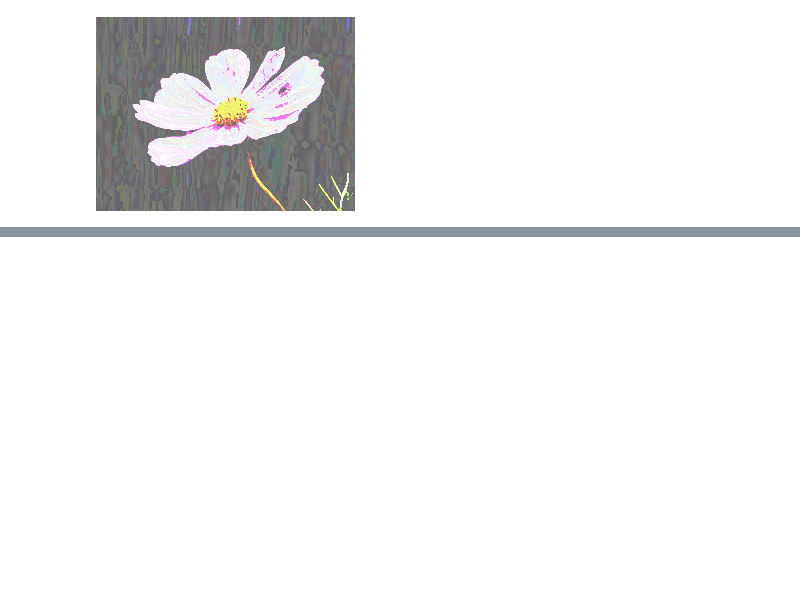
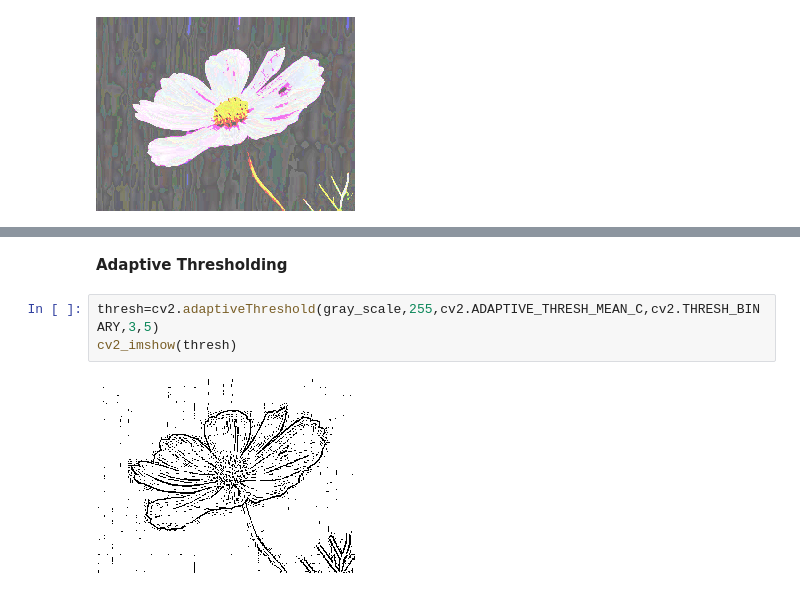
Before and after one commit to szeshiang/Advanced-Computer-Vision, a Jupyter notebook: 062324_Img_Processing.ipynb, the cells around one changed output, grey strips where cells are left out. Saved outputs shown, nothing was run; the diff lists cells and outputs as text; blank space fills up the shorter version.

```diff
--- a/062324_Img_Processing.ipynb
+++ b/062324_Img_Processing.ipynb
@@ -300,0 +332,7 @@ cv2_imshow(bit_wise_or)
+# %% [markdown]
+**Adaptive Thresholding**
+# %%
+thresh=cv2.adaptiveThreshold(gray_scale,255,cv2.ADAPTIVE_THRESH_MEAN_C,cv2.THRESH_BINARY,3,5)
+cv2_imshow(thresh)
+# %% [output]
+[figure, added]
```
Also changed, not shown: parts of 20 cells of this notebook.
